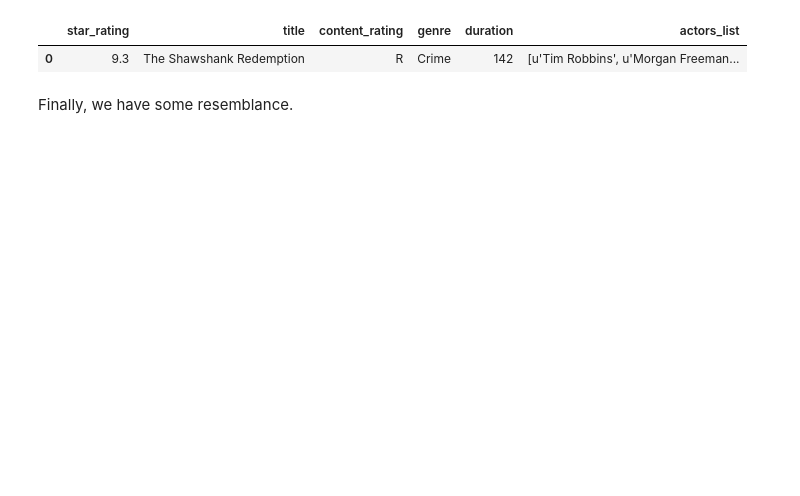
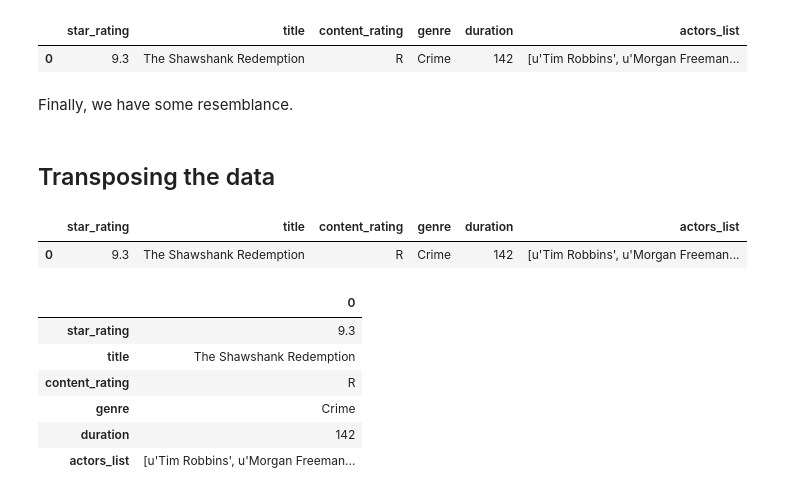
Before and after one commit to keshavvprabhu/python-tutorials, a Jupyter notebook: PandasExploration.ipynb, the cells around one changed output. Saved outputs shown, nothing was run; the diff lists cells and outputs as text; code cells hidden in the pictures; blank space fills up the shorter version.

```diff
--- a/PandasExploration.ipynb
+++ b/PandasExploration.ipynb
@@ -156,9 +181,27 @@ df_pivoted_shawshank[['star_rating', 'title', 'content_rating', 'genre', 'durati
 | variable | star_rating | title | content_rating | genre | duration | actors_list |
 | 0 | 9.3 | The Shawshank Redemption | R | Crime | 142 | [u'Tim Robbins', u'Morgan Freeman... |
 # %%
-df[df['title'] == 'The Shawshank Redemption']
+df_orig_shawshank = df[df['title'] == 'The Shawshank Redemption']
+df_orig_shawshank
 # %% [output]
 |  | star_rating | title | content_rating | genre | duration | actors_list |
 | 0 | 9.3 | The Shawshank Redemption | R | Crime | 142 | [u'Tim Robbins', u'Morgan Freeman... |
 # %% [markdown]
 Finally, we have some resemblance.
+# %% [markdown]
+## Transposing the data
+# %%
+df_orig_shawshank
+# %% [output]
+|  | star_rating | title | content_rating | genre | duration | actors_list |
+| 0 | 9.3 | The Shawshank Redemption | R | Crime | 142 | [u'Tim Robbins', u'Morgan Freeman... |
+# %%
+df_orig_shawshank.T
+# %% [output]
+|  | 0 |
+| star_rating | 9.3 |
+| title | The Shawshank Redemption |
+| content_rating | R |
+| genre | Crime |
+| duration | 142 |
+| actors_list | [u'Tim Robbins', u'Morgan Freeman... |
```
Also changed, not shown: parts of 11 cells of this notebook.
